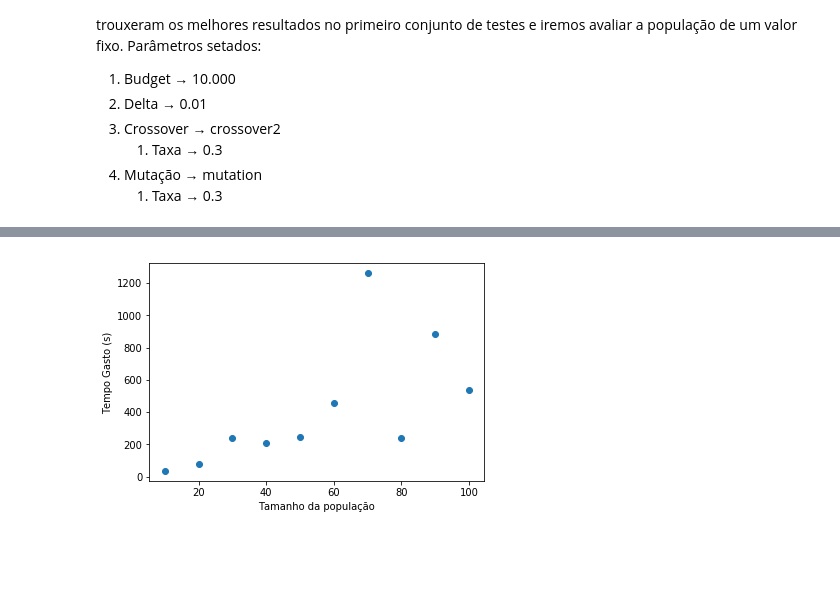
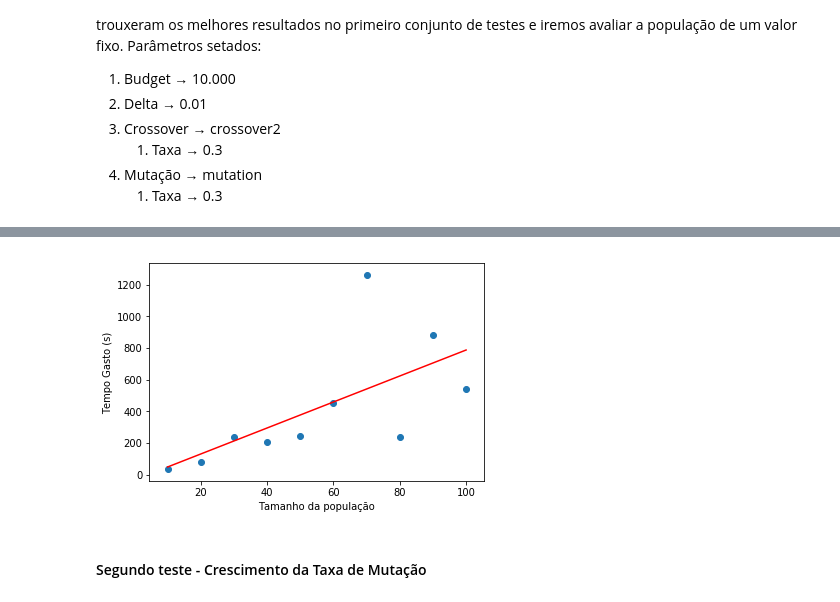
Before and after one commit to luizcartolano2/mc906, a Jupyter notebook: projeto2/genetic_algorithm.ipynb, the cells around one changed output, grey strips where cells are left out. Drawn from its saved outputs; the diff is of its cells as text; code cells hidden in the pictures; blank space fills up the shorter version.

Commit message:
novos testes de performance

```diff
--- a/projeto2/genetic_algorithm.ipynb
+++ b/projeto2/genetic_algorithm.ipynb
@@ -200,6 +201,15 @@ def selection(stock_value, list_chromossomes, budget, cut_size):
     return new_generation, fitness_array[:cut_size]
 # %%
 def roulette_selection(stock_value, list_chromossomes, budget, cut_size):
+    """
+        :param: stock_value -
+        :param: list_chromossomes -
+        :param: budget -
+        :param: cut_size -
+
+        :return: new_population -
+        :return: cut_size -
+    """
     fitness_array = fitness(stock_value, list_chromossomes, budget)
     fitness_array = linear_normalization(fitness_array)
 
@@ -913,9 +924,16 @@ Testando populacao de tamanho: 100
 # %%
 x = [10,20,30,40,50,60,70,80,90,100]
 y = tempo_gasto
+
+fit = np.polyfit(x,y,1)
+fit_fn = np.poly1d(fit)
+
+plt.plot(x,fit_fn(x), color='r', )
 plt.scatter(x,y)
 plt.xlabel("Tamanho da população")
 plt.ylabel("Tempo Gasto (s)")
 plt.show()
 # %% [output]
-[figure, old version]
+[figure, new version]
+# %% [markdown]
+#### Segundo teste - Crescimento da Taxa de Mutação
```
Also changed, not shown: parts of 12 cells of this notebook.
